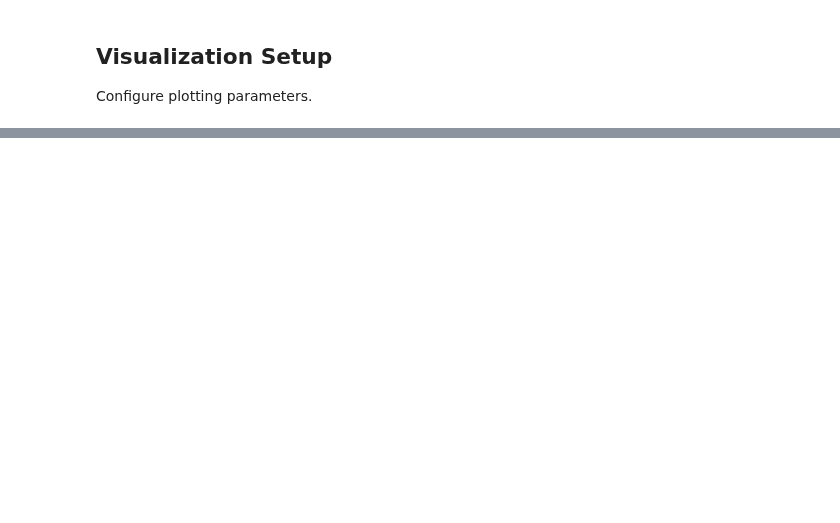
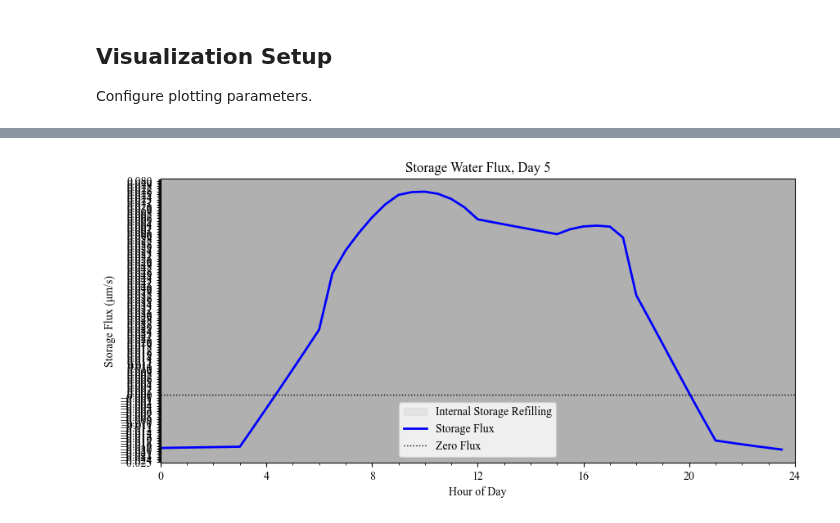
Before and after one commit to jagottlieb/Photo3-Plant-Salinity-Traits, a Jupyter notebook: Main_notebook_v2.ipynb, the cells around one changed output, grey strips where cells are left out. Cells and saved outputs as stored; diff of their text form; code cells hidden in the pictures; blank space fills up the shorter version.

```diff
--- a/Main_notebook_v2.ipynb
+++ b/Main_notebook_v2.ipynb
@@ -333,0 +340,53 @@ plt.show()
+# %%
+# Storage water flux with shaded storage-refill periods for a selected day
+import matplotlib.ticker as mticker
+
+selected_day = 5  # 1-based day index to display
+
+start_idx = (selected_day - 1) * daySteps
+end_idx = min(selected_day * daySteps, len(results['qw']))
+
+storage_flux = np.array(results['qw'][start_idx:end_idx])
+timestep_hours = timestepM / 60.0
+time_plot_hours = np.arange(len(storage_flux)) * timestep_hours
+is_refill = storage_flux < 0
+
+fig_storage_flux = plt.figure(figsize=(10, 4.5))
+ax = plt.gca()
+
+# Shade only the negative portion of storage flux within the selected day
+ax.fill_between(
+    time_plot_hours,
+    storage_flux,
+    0,
+    where=is_refill,
+    interpolate=True,
+    color='lightgrey',
+    alpha=0.5,
+    label='Internal Storage Refilling',
+)
+
+ax.plot(time_plot_hours, storage_flux, color='blue', linestyle='-', linewidth=2, label='Storage Flux')
+ax.axhline(0, color='black', linestyle=':', linewidth=1, label='Zero Flux')
+
+ax.set_title(f'Storage Water Flux, Day {selected_day}')
+ax.set_xlabel('Hour of Day')
+ax.set_ylabel('Storage Flux (μm/s)')
+ax.set_xlim(0, 24)
+ax.set_xticks(np.arange(0, 25, 4))
+
+# Keep the axis readable: major labels every 0.005, minor ticks every 0.001
+y_min = min(np.nanmin(storage_flux), 0.0)
+y_max = max(np.nanmax(storage_flux), 0.0)
+y_pad = max(0.001, 0.05 * (y_max - y_min))
+ax.set_ylim(y_min - y_pad, y_max + y_pad)
+ax.yaxis.set_major_locator(mticker.MultipleLocator(0.005))
+ax.yaxis.set_minor_locator(mticker.MultipleLocator(0.001))
+ax.yaxis.set_major_formatter(mticker.FormatStrFormatter('%.3f'))
+
+ax.minorticks_on()
+ax.grid(visible=True, which='both', axis='both')
+ax.legend()
+plt.show()
+# %% [output]
+[figure, added]
```
Also changed, not shown: parts of 17 cells of this notebook, 4 other files.
